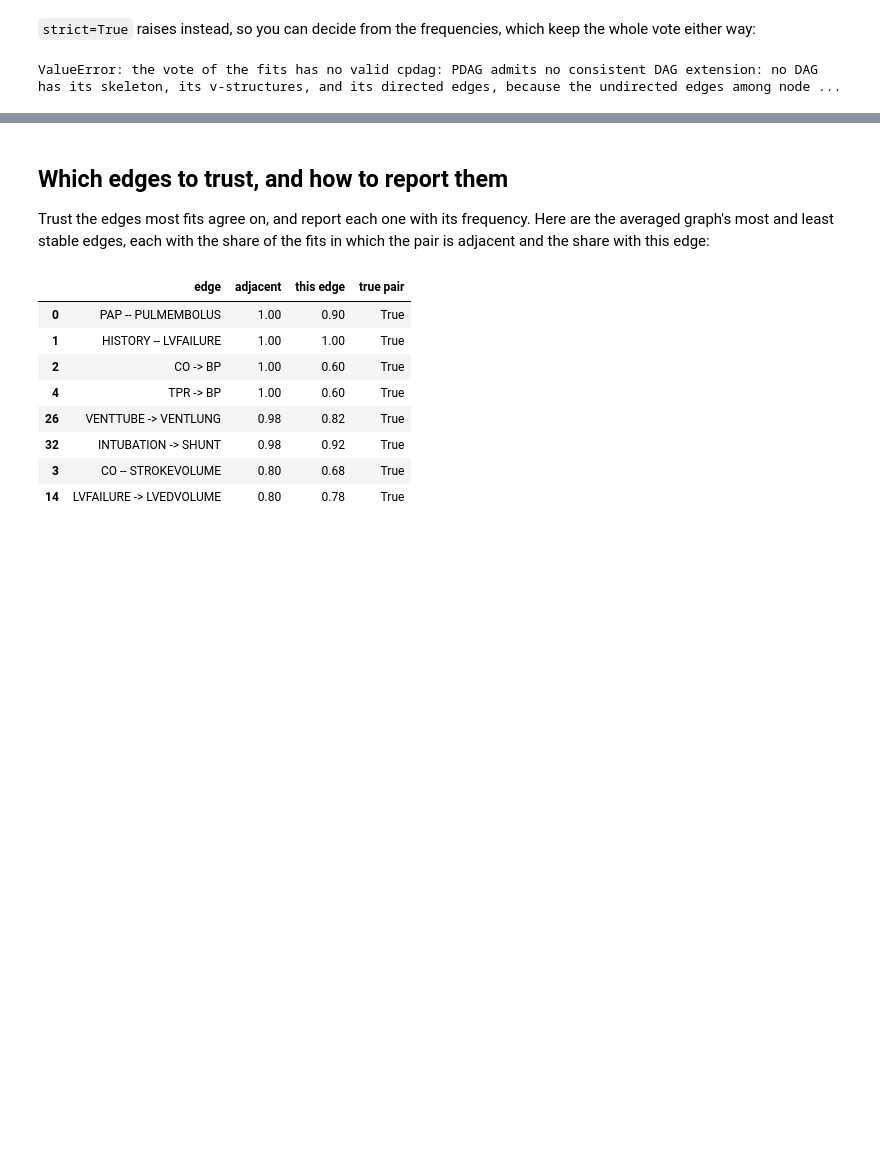
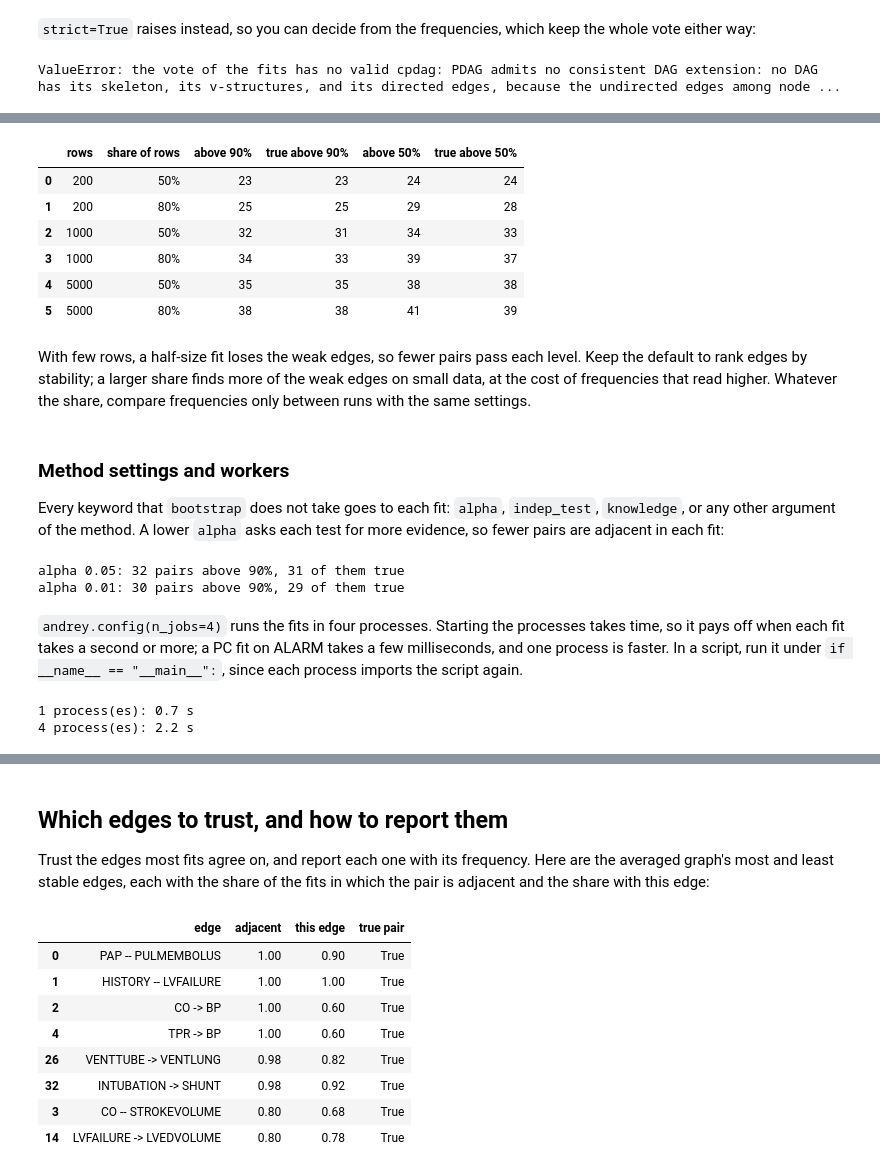
Before and after one commit to Abel-ai-lab/andrey, a Jupyter notebook: examples/bootstrap.ipynb, the cells around one changed output, grey strips where cells are left out. Cells and saved outputs as stored; diff of their text form; code cells hidden in the pictures; blank space fills up the shorter version.

```diff
--- a/examples/bootstrap.ipynb
+++ b/examples/bootstrap.ipynb
@@ -171,0 +225,62 @@ ValueError: the vote of the fits has no valid cpdag: PDAG admits no consistent D
+# %%
+rows = []
+for n_rows in (200, 1000, 5000):
+    sample = load_dataset("alarm", n=n_rows, seed=1).data
+    for name, settings in {"50%": {}, "80%": {"sample_fraction": 0.8}}.items():
+        result = andrey.bootstrap("pc", sample, n_resamples=50, seed=1, **settings)
+        adjacent = (1 - result.frequency("absent"))[upper]
+        rows.append(
+            {
+                "rows": n_rows,
+                "share of rows": name,
+                "above 90%": int((adjacent > 0.9).sum()),
+                "true above 90%": int(((adjacent > 0.9) & true_pair).sum()),
+                "above 50%": int((adjacent > 0.5).sum()),
+                "true above 50%": int(((adjacent > 0.5) & true_pair).sum()),
+            }
+        )
+pd.DataFrame(rows)
+# %% [output]
+|  | rows | share of rows | above 90% | true above 90% | above 50% | true above 50% |
+| 0 | 200 | 50% | 23 | 23 | 24 | 24 |
+| 1 | 200 | 80% | 25 | 25 | 29 | 28 |
+| 2 | 1000 | 50% | 32 | 31 | 34 | 33 |
+| 3 | 1000 | 80% | 34 | 33 | 39 | 37 |
+| 4 | 5000 | 50% | 35 | 35 | 38 | 38 |
+| 5 | 5000 | 80% | 38 | 38 | 41 | 39 |
+# %% [markdown]
+With few rows, a half-size fit loses the weak edges, so fewer pairs pass each level. Keep the
+default to rank edges by stability; a larger share finds more of the weak edges on small data, at
+the cost of frequencies that read higher. Whatever the share, compare frequencies only between runs
+with the same settings.
+# %% [markdown]
+### Method settings and workers
+
+Every keyword that `bootstrap` does not take goes to each fit: `alpha`, `indep_test`, `knowledge`,
+or any other argument of the method. A lower `alpha` asks each test for more evidence, so fewer
+pairs are adjacent in each fit:
+# %%
+for alpha in (0.05, 0.01):
+    result = andrey.bootstrap("pc", data, n_resamples=50, seed=1, alpha=alpha)
+    adjacent = (1 - result.frequency("absent"))[upper]
+    print(f"alpha {alpha}: {int((adjacent > 0.9).sum())} pairs above 90%,", end=" ")
+    print(f"{int(((adjacent > 0.9) & true_pair).sum())} of them true")
+# %% [output]
+alpha 0.05: 32 pairs above 90%, 31 of them true
+alpha 0.01: 30 pairs above 90%, 29 of them true
+# %% [markdown]
+`andrey.config(n_jobs=4)` runs the fits in four processes. Starting the processes takes time, so it
+pays off when each fit takes a second or more; a PC fit on ALARM takes a few milliseconds, and one
+process is faster. In a script, run it under `if __name__ == "__main__":`, since each process
+imports the script again.
+# %%
+import time
+
+for n_jobs in (1, 4):
+    with andrey.config(n_jobs=n_jobs):
+        start = time.perf_counter()
+        andrey.bootstrap("pc", data, n_resamples=100, seed=1)
+    print(f"{n_jobs} process(es): {time.perf_counter() - start:.1f} s")
+# %% [output]
+1 process(es): 0.7 s
+4 process(es): 2.2 s
```
Also changed, not shown: parts of 8 cells of this notebook.
